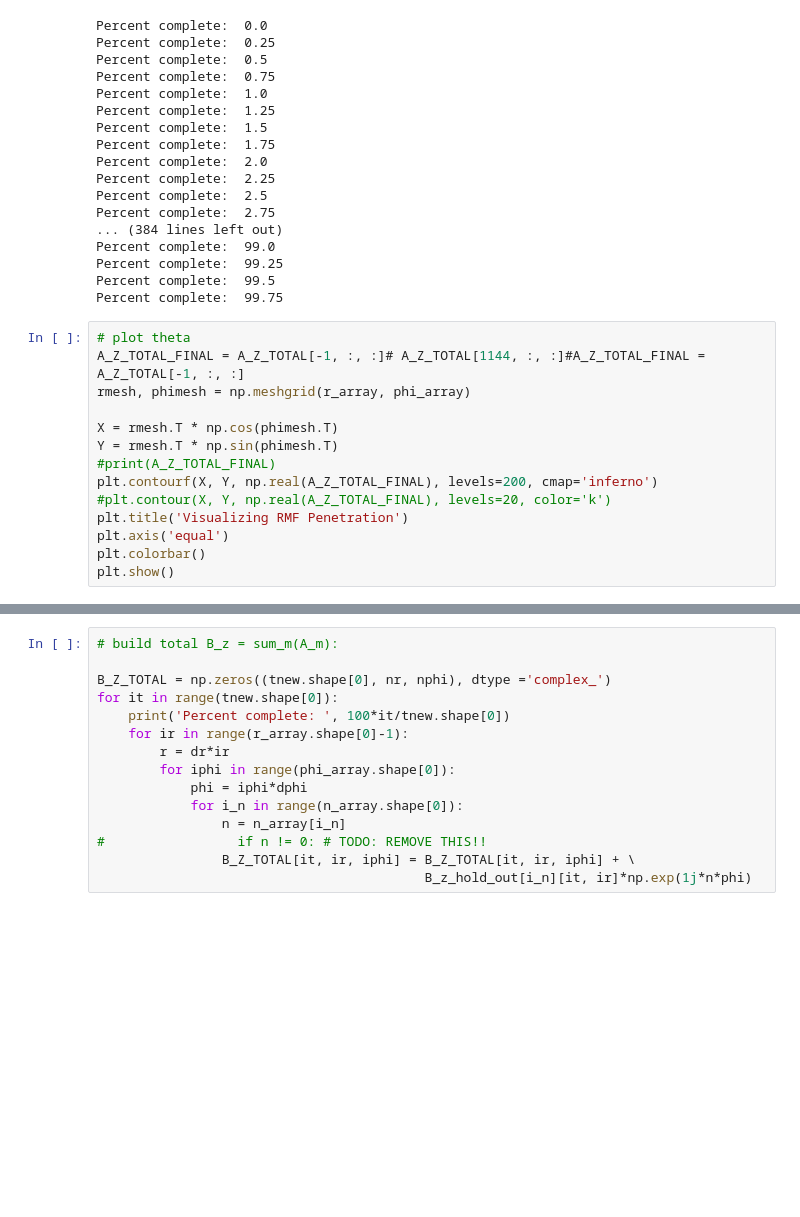
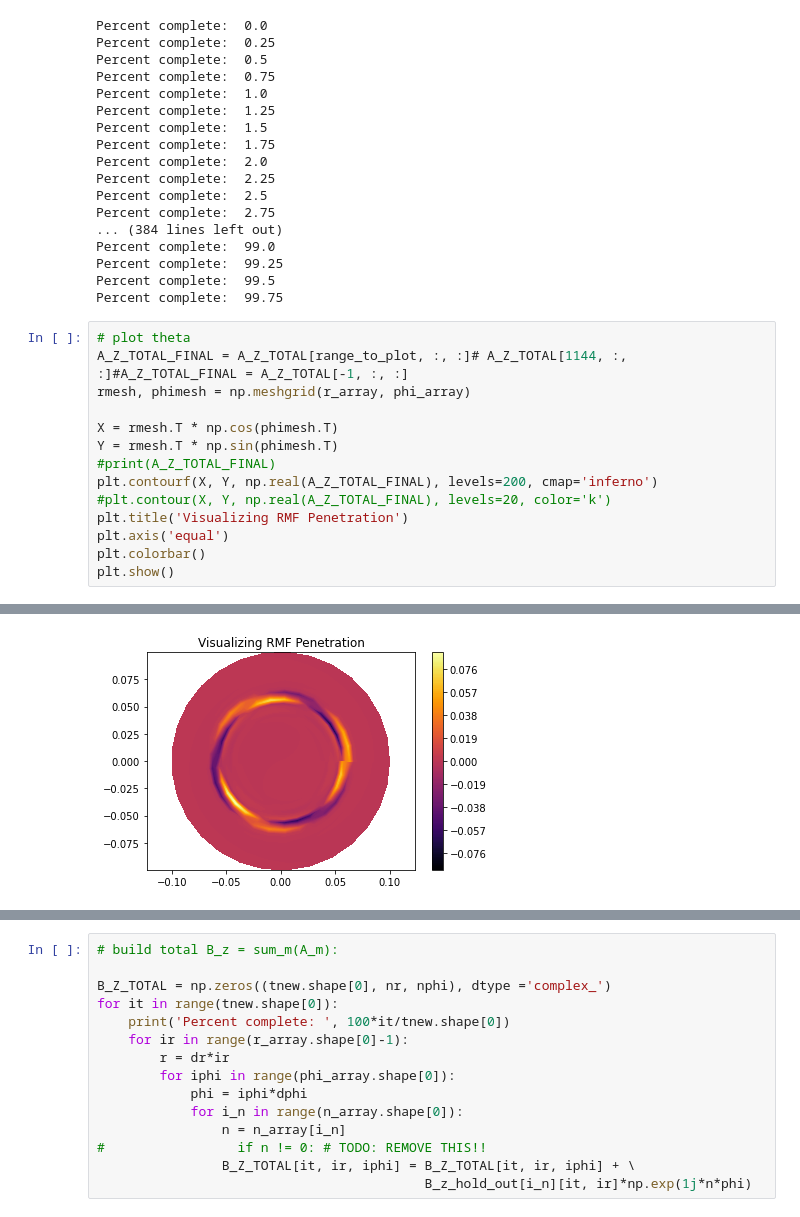
Before and after one commit to vandelij/FRC_RMF, a Jupyter notebook: predictor2_corrector_combine_RMF_code_case_Mlroy1999_fewer_time_steps - Copy.ipynb, the cells around one changed output, grey strips where cells are left out. Drawn from its saved outputs; the diff is of its cells as text; blank space fills up the shorter version.

```diff
--- a/predictor2_corrector_combine_RMF_code_case_Mlroy1999_fewer_time_steps - Copy.ipynb
+++ b/predictor2_corrector_combine_RMF_code_case_Mlroy1999_fewer_time_steps - Copy.ipynb
@@ -1000,7 +714,7 @@ Percent complete:  99.5
 Percent complete:  99.75
 # %%
 # plot theta
-A_Z_TOTAL_FINAL = A_Z_TOTAL[-1, :, :]# A_Z_TOTAL[1144, :, :]#A_Z_TOTAL_FINAL = A_Z_TOTAL[-1, :, :]
+A_Z_TOTAL_FINAL = A_Z_TOTAL[range_to_plot, :, :]# A_Z_TOTAL[1144, :, :]#A_Z_TOTAL_FINAL = A_Z_TOTAL[-1, :, :]
 rmesh, phimesh = np.meshgrid(r_array, phi_array)
 
 X = rmesh.T * np.cos(phimesh.T)
@@ -1018,3 +730,4 @@ plt.show()
+[figure, added]
 # %%
 from matplotlib.animation import FuncAnimation
 fig, ax = plt.subplots()
```
Also changed, not shown: parts of 15 cells of this notebook.
